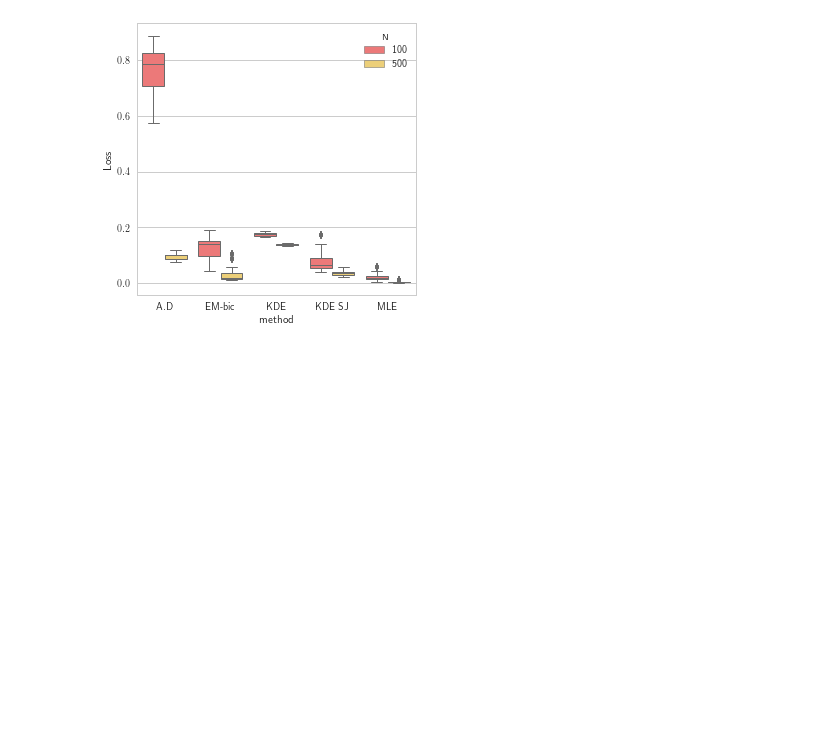
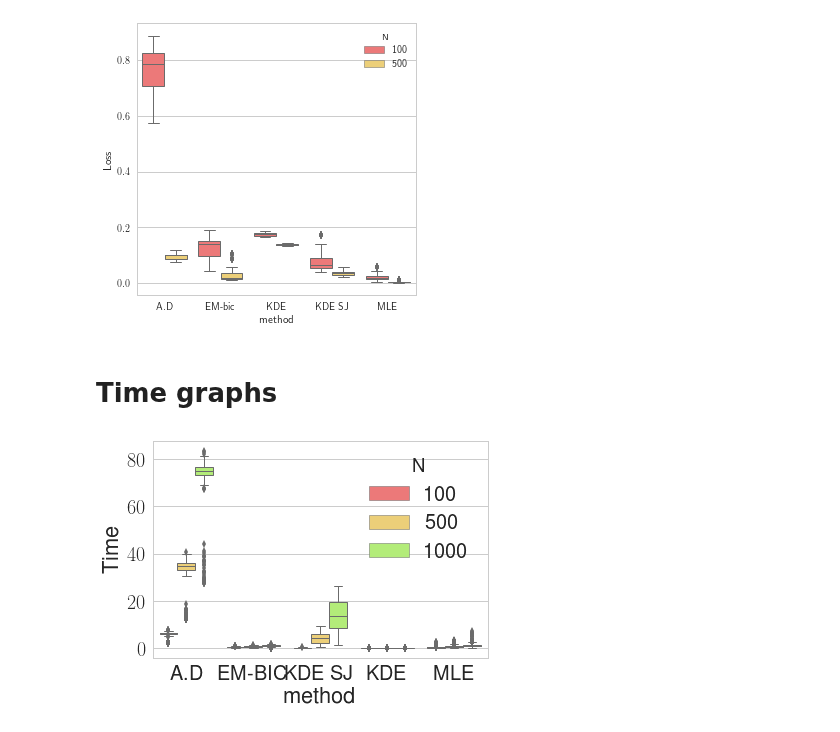
Before and after one commit to mehdisebbar/kl-aggregation, a Jupyter notebook: weight_vector_simulations_paper/weight_vector_estim_code/result extract v2.ipynb, the cells around one changed output. Saved outputs shown, nothing was run; the diff lists cells and outputs as text; code cells hidden in the pictures; blank space fills up the shorter version.

```diff
--- a/weight_vector_simulations_paper/weight_vector_estim_code/result extract v2.ipynb
+++ b/weight_vector_simulations_paper/weight_vector_estim_code/result extract v2.ipynb
@@ -264,3 +261,30 @@ for type_dens_list in ['uniform', 'rect', 'gauss', 'lapl_gauss','lapl_gauss_not_
     for type_dens in [type_dens_list]:
         for metric in ["KL", "L2"]:
             test(df5, type_dens, metric)
+# %% [markdown]
+# Time graphs
+# %%
+def retrieve_type2(row, metric=True):
+    type_row=row["Type"]
+    type_dens = "None"
+    for t in ["uniform", "rect", "gauss", "lapl_gauss", "lapl_gauss_not_dict"]:
+        if t in type_row:
+            type_dens = t
+    if "mle" in type_row:
+            method = "MLE"
+    if "ad" in type_row:
+            method = "A.D"
+    if "kde" in type_row:
+            if "sj" in type_row:
+                method = "KDE SJ"
+            else:
+                method = "KDE"
+    if "bic" in type_row:
+            method = "EM-BIC"
+    return pd.Series({"type_dens":type_dens, "method":method})
+# %%
+selected_time_col = ["N"]+[c for c in df_results.columns if "time" in c]
+df6 = df_results[selected_time_col]
+df7 = pd.melt(df6, id_vars=["N"], var_name="Type", value_name="Time")
+df_times = pd.concat([df7, df7.apply(retrieve_type2, axis=1)], axis=1)
+df_times.to_csv("./times_N_100_500_1000_09-06-2017.csv")
@@ -266,0 +297,5 @@ for type_dens_list in ['uniform', 'rect', 'gauss', 'lapl_gauss','lapl_gauss_not_
+# %%
+boxplot = sns.boxplot(x="method", y="Time", hue="N", data=df_times,
+                         palette=["#ff6666", "#ffd966", "#b3ff66"])
+# %% [output]
+[figure, added]
```
Also changed, not shown: parts of 9 cells of this notebook, 2 other files.
